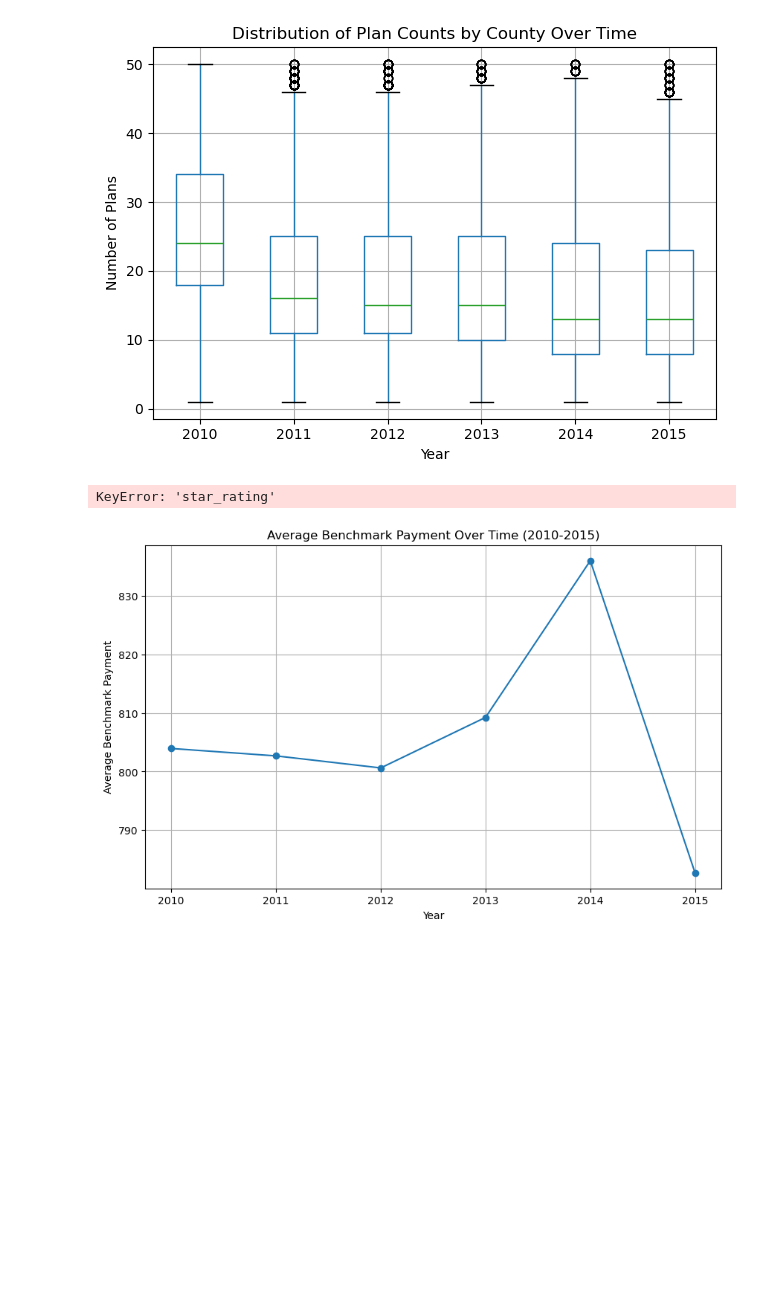
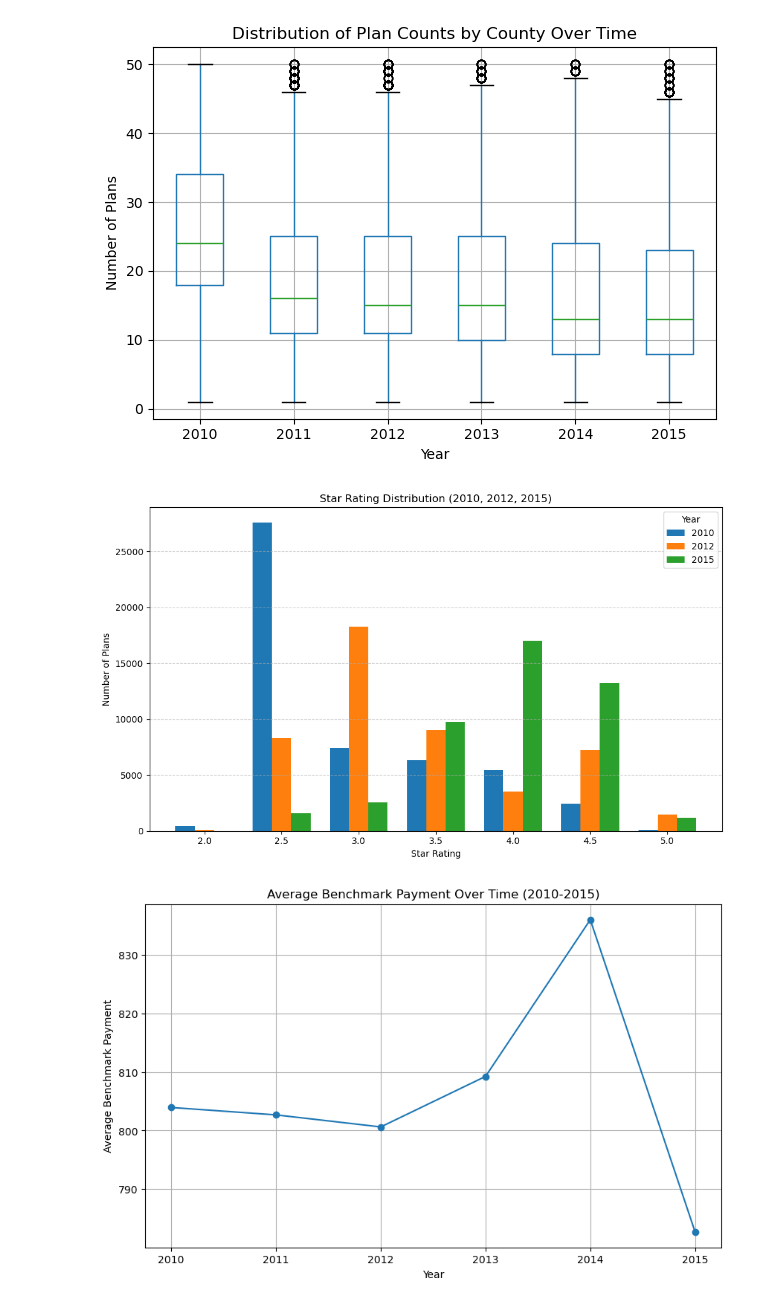
Before and after one commit to rscholt/HW4, a Jupyter notebook: submission 2/analysis/HW4_sub2.ipynb, the cells around one changed output. Saved outputs shown, nothing was run; the diff lists cells and outputs as text; code cells hidden in the pictures; blank space fills up the shorter version.

Commit message:
fixed errors

```diff
--- a/submission 2/analysis/HW4_sub2.ipynb
+++ b/submission 2/analysis/HW4_sub2.ipynb
@@ -59,12 +58,16 @@ plt.show()
 # %%
 # #Q2
 
+df2=df.copy()
+
+#print head
+df2.head()
 # Filter to relevant years
-df_filtered = df[df['year'].isin([2010, 2012, 2015])]
+df_filtered = df2[df2['year'].isin([2010, 2012, 2015])]
 
 # Group and reshape to get counts per year/star_rating
 star_counts = (
-    df_filtered.groupby(['star_rating', 'year'])
+    df_filtered.groupby(['Star_Rating', 'year'])
     .size()
     .unstack(fill_value=0)
     .sort_index()
@@ -91,34 +94,39 @@ plt.ylabel('Number of Plans')
 plt.title('Star Rating Distribution (2010, 2012, 2015)')
 plt.legend(title='Year')
 plt.grid(axis='y', linestyle='--', alpha=0.6)
 plt.tight_layout()
 plt.show()
 
+
+
+
+
+
 # # Filter data for the years 2010, 2012, and 2015
 # df_2010 = df[df['year'] == 2010]
 # df_2012 = df[df['year'] == 2012]
 # df_2015 = df[df['year'] == 2015]
 
 # # Function to plot star rating distribution
 # def plot_star_rating_distribution(data, year):
 #     star_counts = data['star_rating'].value_counts().sort_index()
 #     plt.bar(star_counts.index, star_counts.values)
 #     plt.title(f'Star Rating Distribution in {year}')
 #     plt.xlabel('Star Rating')
 #     plt.ylabel('Number of Plans')
 #     plt.xticks(star_counts.index)
 #     plt.show()
 
 # # Plot star rating distribution for 2010
 # plot_star_rating_distribution(df_2010, 2010)
 
 # # Plot star rating distribution for 2012
 # plot_star_rating_distribution(df_2012, 2012)
 
 # # Plot star rating distribution for 2015
 # plot_star_rating_distribution(df_2015, 2015)
 # %% [output]
-KeyError: 'star_rating'
+[figure, added]
 # %%
 #Q3
 
```
Also changed, not shown: parts of 3 cells of this notebook.
